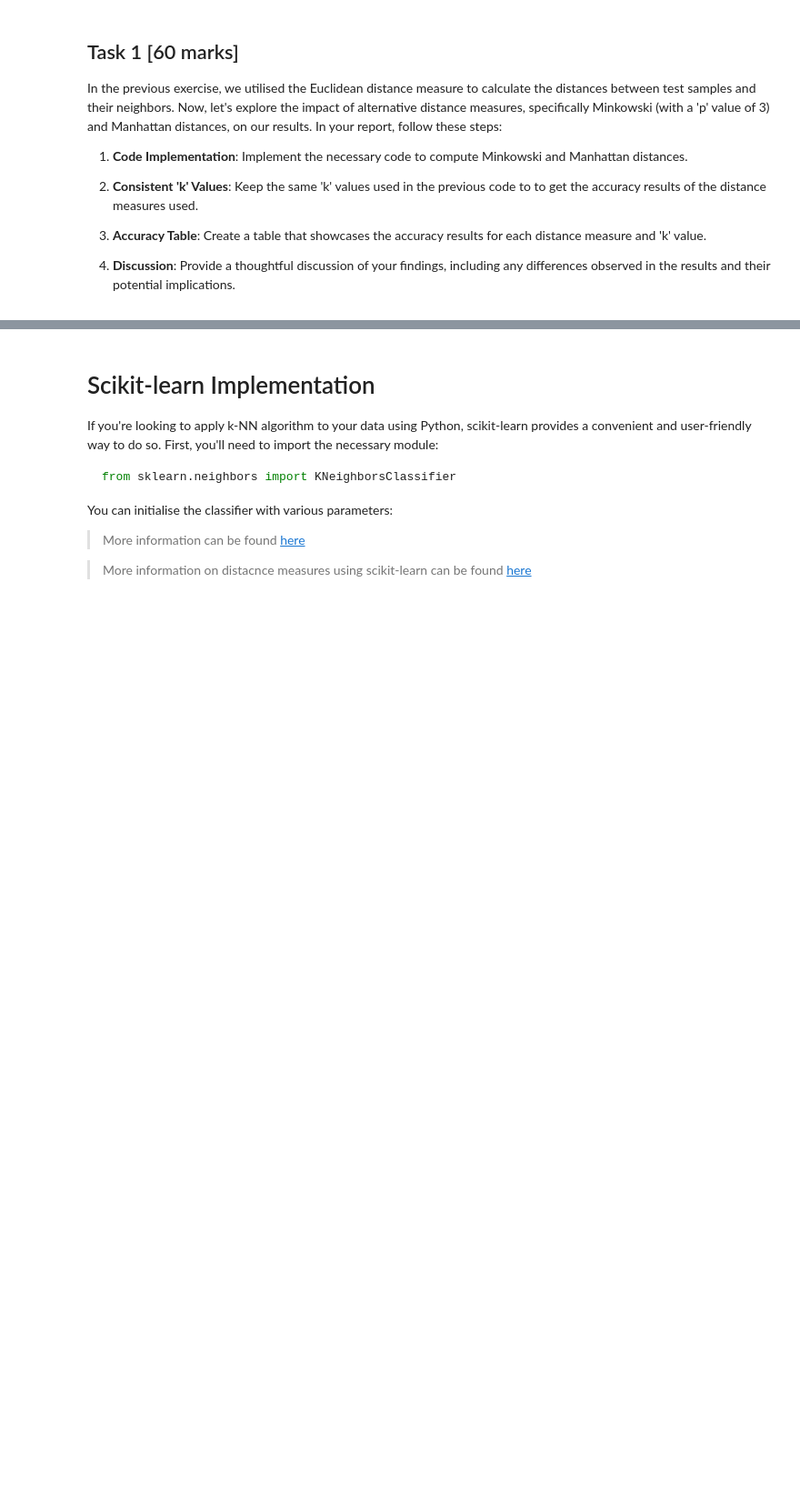
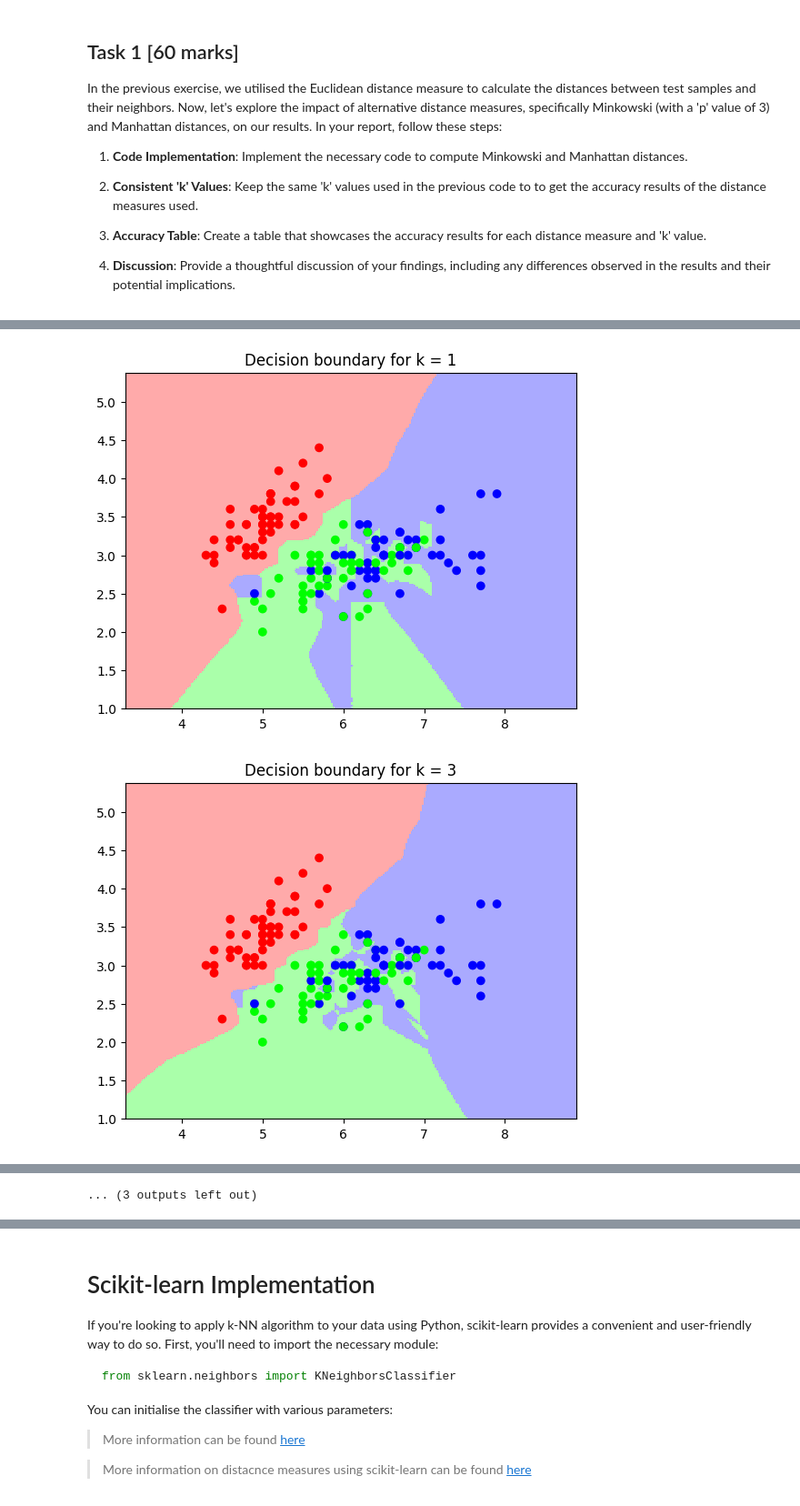
Before and after one commit to RandomCloneTrooper/ML, a Jupyter notebook: 07_ML_kNN.ipynb, the cells around one changed output, grey strips where cells are left out. Shown at 91% size. Saved outputs shown, nothing was run; the diff lists cells and outputs as text; code cells hidden in the pictures; blank space fills up the shorter version.

```diff
--- a/07_ML_kNN.ipynb
+++ b/07_ML_kNN.ipynb
@@ -301,0 +362,6 @@ In the previous exercise, we utilised the Euclidean distance measure to calculat
+# %%
+for k in k_list:
+    decision_boundary(k)
+# %% [output]
+[figure, added]
+[figure, added]
@@ -301,0 +378 @@ In the previous exercise, we utilised the Euclidean distance measure to calculat
+... (3 outputs left out)
```
Also changed, not shown: parts of 8 cells of this notebook.
